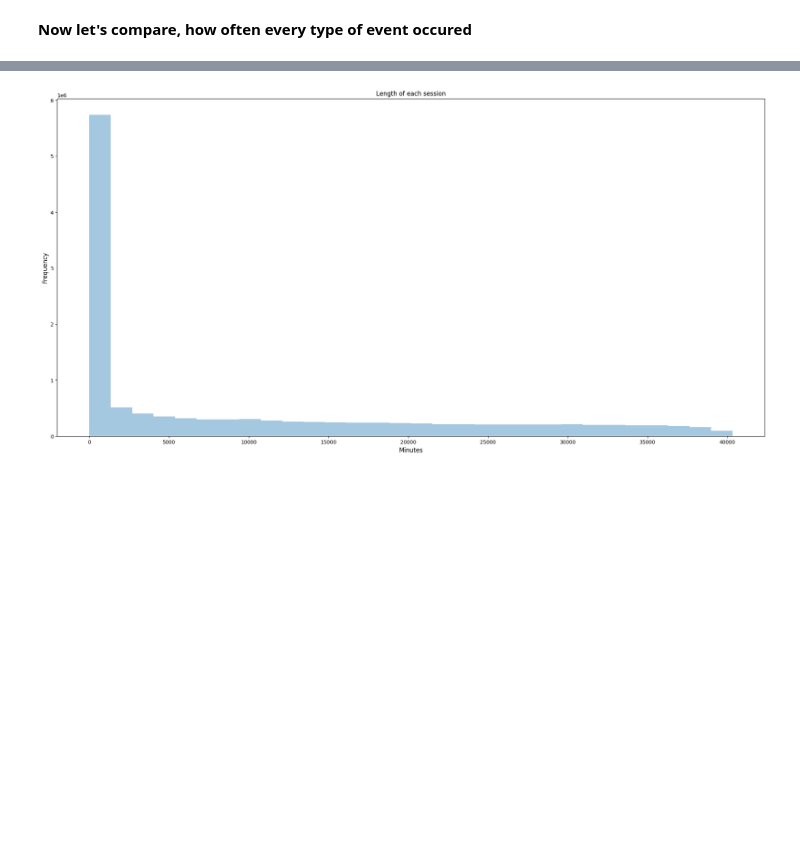
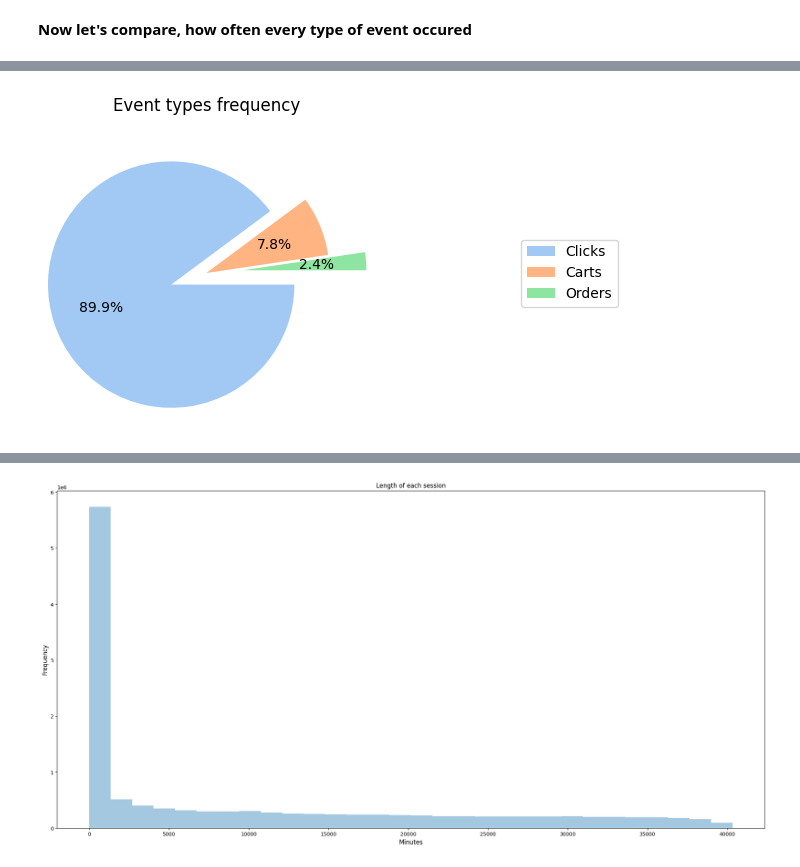
Before and after one commit to ReebalSami/Capstone-OTTO-Multi-Objective-Recommender-System, a Jupyter notebook: notebooks/EDA_1_parquet_read.ipynb, the cells around one changed output, grey strips where cells are left out. Drawn from its saved outputs; the diff is of its cells as text; code cells hidden in the pictures; blank space fills up the shorter version.

```diff
--- a/notebooks/EDA_1_parquet_read.ipynb
+++ b/notebooks/EDA_1_parquet_read.ipynb
@@ -182,0 +181,2 @@ plt.show()
+# %%
+events_types = (df.lazy().groupby('type').agg([pl.count()]).sort("type", reverse=False)).collect()
@@ -182,0 +192,24 @@ plt.show()
+# %%
+#function to plot a piechart
+def pie_Chart(values, labels, title, explode):
+    colors = sns.color_palette('pastel')[0:5]
+    explode = explode
+    plt.pie(values ,explode=explode,counterclock=False, shadow=False, autopct='%1.1f%%',colors=colors)
+    plt.title(title, fontsize=12)
+    plt.legend(labels, loc='center left', bbox_to_anchor=(1.5, 0.5))
+    plt.show()
+# %%
+Values = []
+Lang = len(events_types.select('count').to_numpy().tolist())
+for i in range(Lang):
+    Values.append(events_types.select('count').to_numpy().tolist()[i][0])
+# %%
+labels = ['Clicks', 'Carts', 'Orders']
+# %%
+#plot piechart of Event types frequency
+plt.figure(figsize = [5, 4])
+title = 'Event types frequency'
+explode = (0.3, 0,0.3)
+pie_Chart(Values, labels, title, explode)
+# %% [output]
+[figure, added]
```
Also changed, not shown: parts of 41 cells of this notebook.
